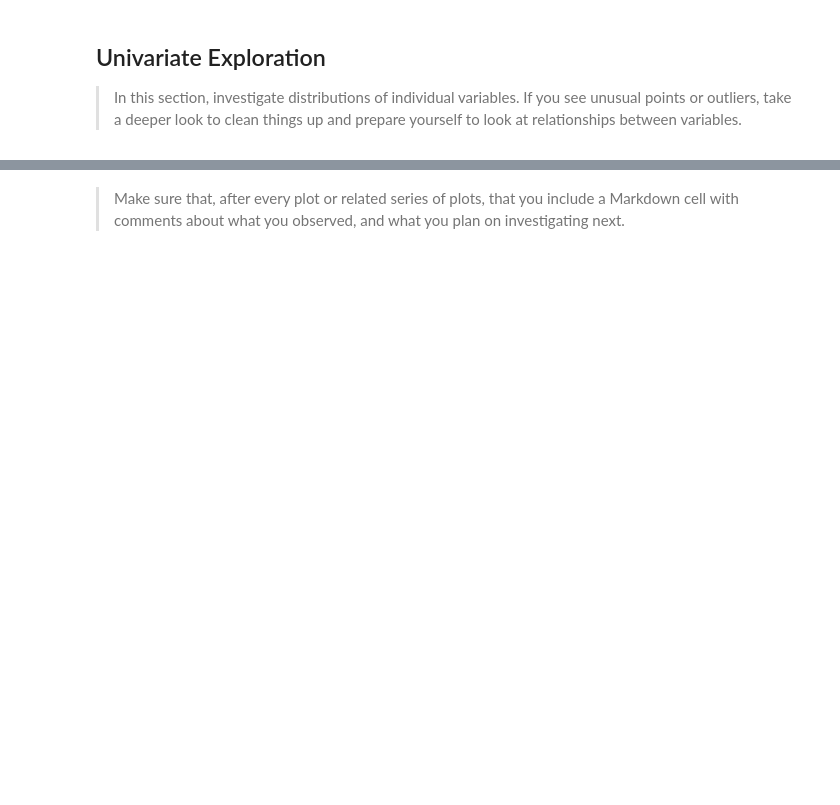
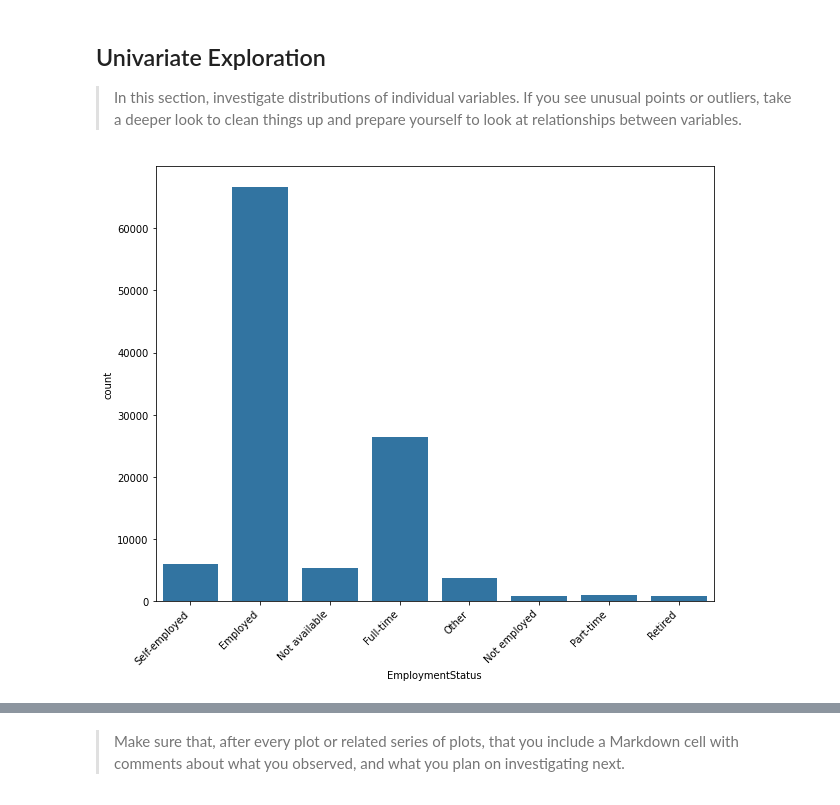
Before and after one commit to alf808/preposterous-octopus, a Jupyter notebook: exploratory_loan_data.ipynb, the cells around one changed output, grey strips where cells are left out. Cells and saved outputs as stored; diff of their text form; code cells hidden in the pictures; blank space fills up the shorter version.

```diff
--- a/exploratory_loan_data.ipynb
+++ b/exploratory_loan_data.ipynb
@@ -68,0 +189,2 @@ pld.describe()
+# %%
+pld.drop(['ProsperScore'], axis=1, inplace=True)
@@ -68,0 +208,2 @@ pld.describe()
+# %%
+pld.drop_duplicates(subset=sub_cols, inplace=True, keep='first')
@@ -68,0 +244,5 @@ pld.describe()
+# %%
+#select_features = ['EmploymentStatus', 'LoanOriginalAmount', 'CreditScoreRangeUpper', 'LoanStatus', 'BorrowerRate', 'StatedMonthlyIncome', 'ProsperRating (numeric)', 'ListingCategory (numeric)', 'IsBorrowerHomeowner']
+select_features = ['EmploymentStatusDuration', 'EmploymentStatus', 'LoanOriginalAmount', 'ProsperRating (numeric)', 'BorrowerRate', 'CreditScoreRangeUpper', 'CurrentDelinquencies', 'IsBorrowerHomeowner', 'CurrentCreditLines', 'AvailableBankcardCredit']
+df = pld[select_features]
+df.info()
@@ -85,6 +334,19 @@ pld.describe()
+# %%
+df = df.rename(columns={'ProsperRating (numeric)': 'ProsperRating'})
 # %% [markdown]
 ## Univariate Exploration
 
 > In this section, investigate distributions of individual variables. If
 you see unusual points or outliers, take a deeper look to clean things up
 and prepare yourself to look at relationships between variables.
+# %%
+#fig, ax = plt.subplots(figsize=(10,8))
+#df.EmploymentStatus.plot(kind='bar', ax=ax)
+#plt.show();
+plt.figure(figsize=(10,8))
+pleasant = sb.color_palette()[0]
+sb.countplot(data = df, x='EmploymentStatus', color=pleasant)
+plt.xticks(rotation=45, horizontalalignment='right')
+plt.show()
+# %% [output]
+[figure, added]
```
Also changed, not shown: parts of 53 cells of this notebook, 1 other file.
